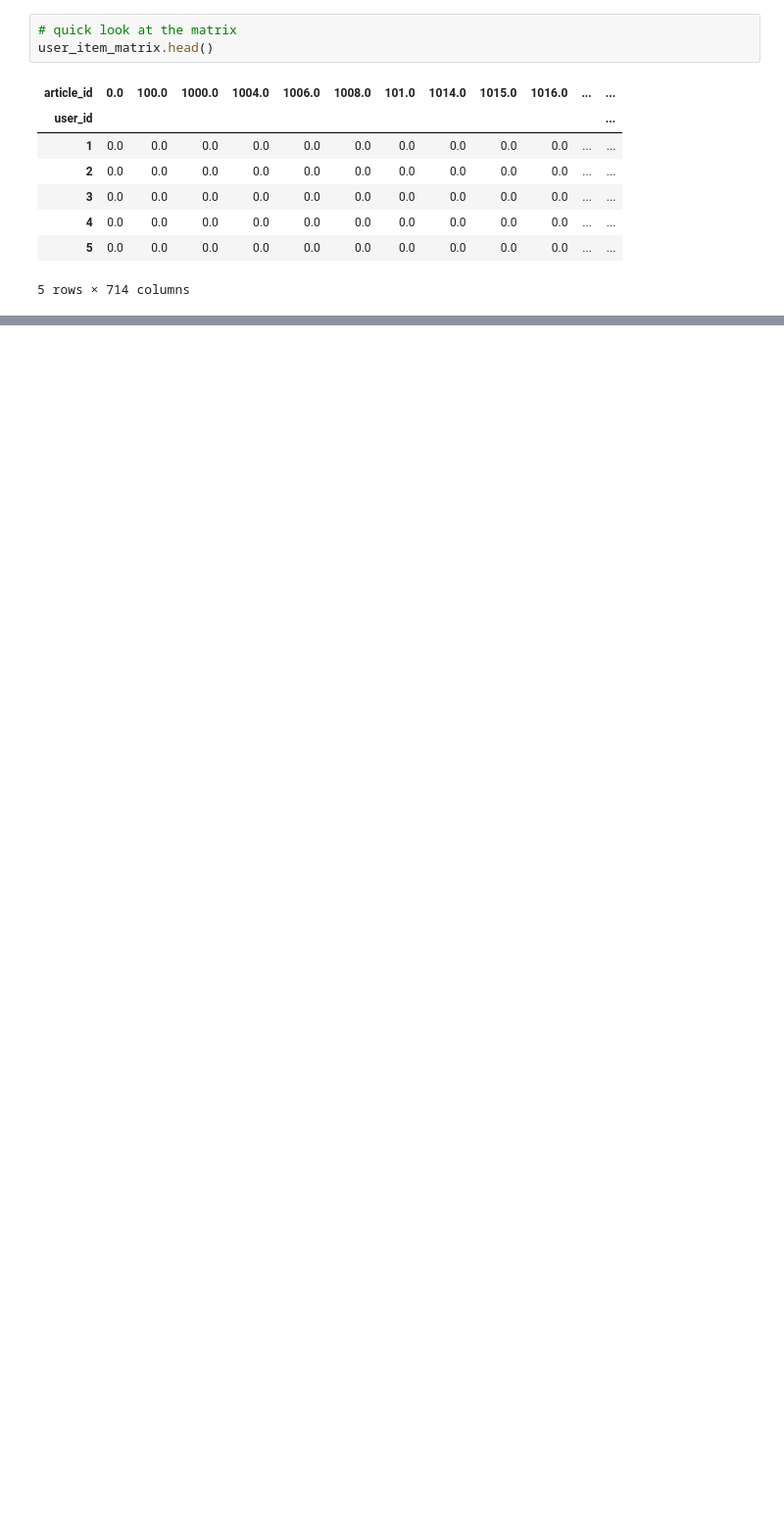
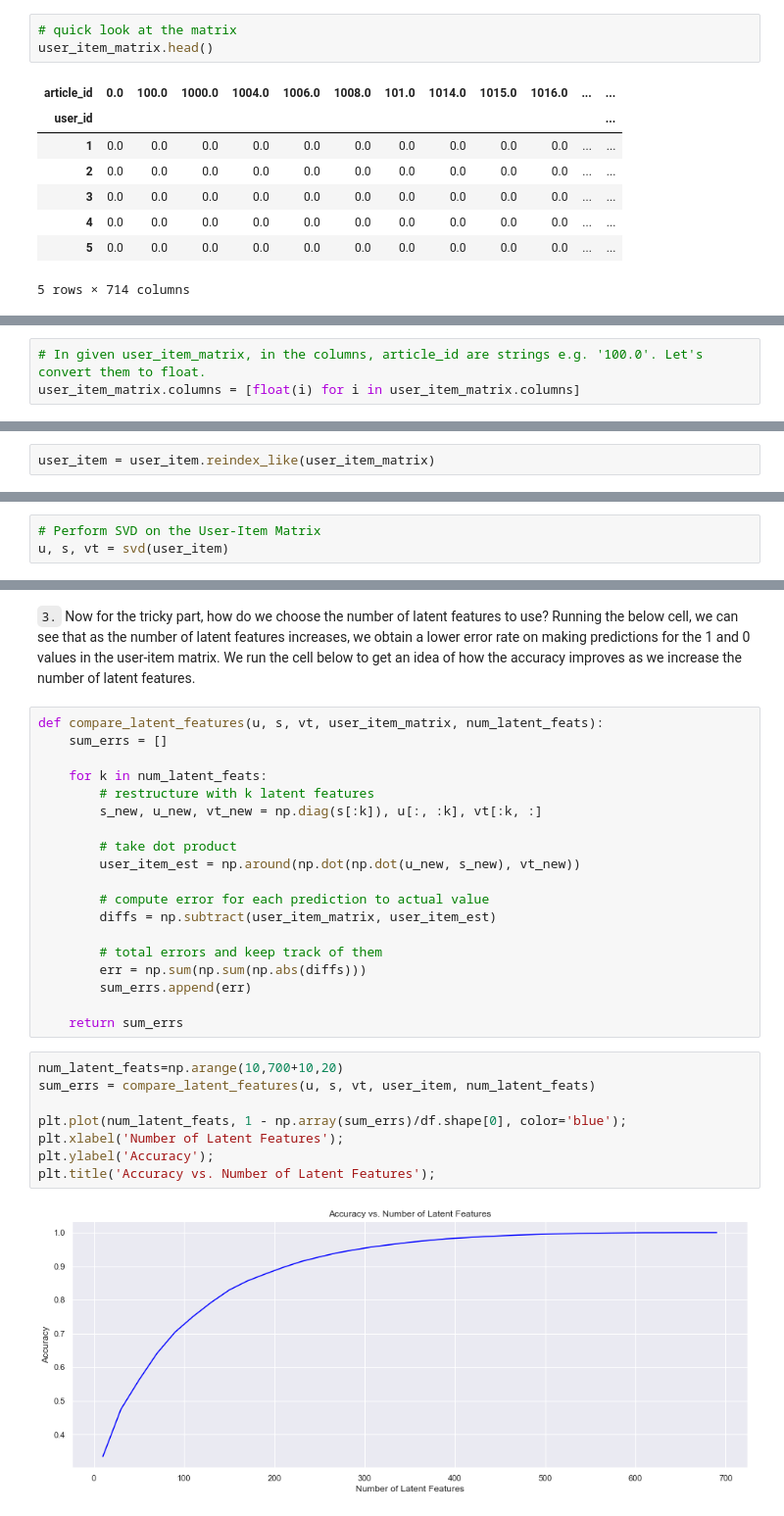
Before and after one commit to marcelokscunha/projects, a Jupyter notebook: recommendations/Recommendations_with_IBM.ipynb, the cells around one changed output, grey strips where cells are left out. Shown at 98% size. Saved outputs shown, nothing was run; the diff lists cells and outputs as text; blank space fills up the shorter version.

```diff
--- a/recommendations/Recommendations_with_IBM.ipynb
+++ b/recommendations/Recommendations_with_IBM.ipynb
@@ -1598,0 +1503,3 @@ call(['python', '-m', 'nbconvert', 'Recommendations_with_IBM.ipynb'])
+# %%
+# In given user_item_matrix, in the columns, article_id are strings e.g. '100.0'. Let's convert them to float.
+user_item_matrix.columns = [float(i) for i in user_item_matrix.columns]
@@ -1598,0 +1515,2 @@ call(['python', '-m', 'nbconvert', 'Recommendations_with_IBM.ipynb'])
+# %%
+user_item = user_item.reindex_like(user_item_matrix)
@@ -1598,0 +1519,3 @@ call(['python', '-m', 'nbconvert', 'Recommendations_with_IBM.ipynb'])
+# %%
+# Perform SVD on the User-Item Matrix
+u, s, vt = svd(user_item)
@@ -1598,0 +1524,31 @@ call(['python', '-m', 'nbconvert', 'Recommendations_with_IBM.ipynb'])
+# %% [markdown]
+`3.` Now for the tricky part, how do we choose the number of latent features to use?  Running the below cell, we can see that as the number of latent features increases, we obtain a lower error rate on making predictions for the 1 and 0 values in the user-item matrix.  We run the cell below to get an idea of how the accuracy improves as we increase the number of latent features.
+# %%
+def compare_latent_features(u, s, vt, user_item_matrix, num_latent_feats):
+    sum_errs = []
+
+    for k in num_latent_feats:
+        # restructure with k latent features
+        s_new, u_new, vt_new = np.diag(s[:k]), u[:, :k], vt[:k, :]
+
+        # take dot product
+        user_item_est = np.around(np.dot(np.dot(u_new, s_new), vt_new))
+
+        # compute error for each prediction to actual value
+        diffs = np.subtract(user_item_matrix, user_item_est)
+
+        # total errors and keep track of them
+        err = np.sum(np.sum(np.abs(diffs)))
+        sum_errs.append(err)
+
+    return sum_errs
+# %%
+num_latent_feats=np.arange(10,700+10,20)
+sum_errs = compare_latent_features(u, s, vt, user_item, num_latent_feats)
+
+plt.plot(num_latent_feats, 1 - np.array(sum_errs)/df.shape[0], color='blue');
+plt.xlabel('Number of Latent Features');
+plt.ylabel('Accuracy');
+plt.title('Accuracy vs. Number of Latent Features');
+# %% [output]
+[figure, added]
```
Also changed, not shown: parts of 59 cells of this notebook, 2 other files.
